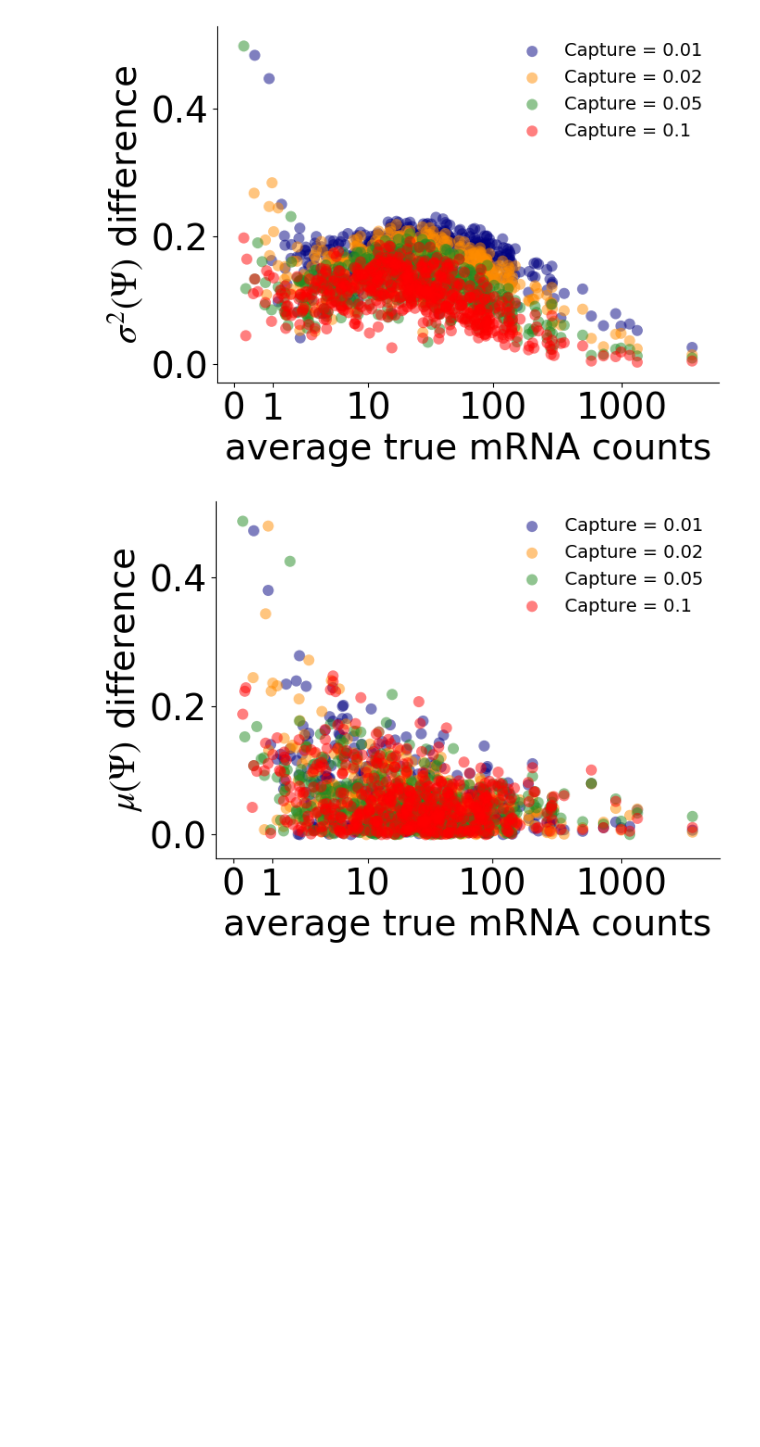
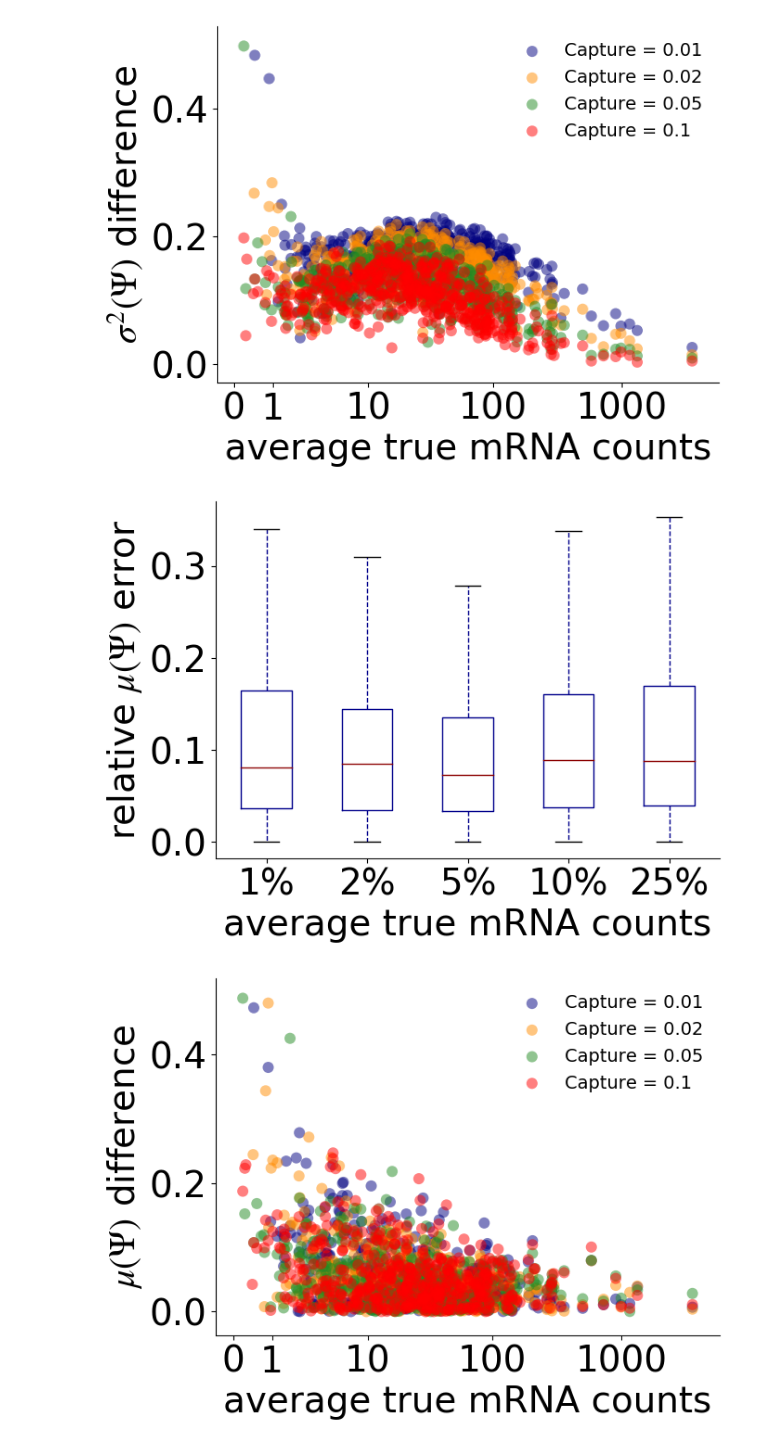
Before and after one commit to lareaulab/sc_binary_splicing, a Jupyter notebook: results/simulations/standard_bias/Simulations.ipynb, the cells around one changed output. Cells and saved outputs as stored; diff of their text form; code cells hidden in the pictures; blank space fills up the shorter version.

```diff
--- a/results/simulations/standard_bias/Simulations.ipynb
+++ b/results/simulations/standard_bias/Simulations.ipynb
@@ -425,6 +511,64 @@ plt.savefig('plots/beta_unif_unimodal_int_variance_diff.pdf', bbox_inches='tight
 plt.savefig('plots/beta_unif_unimodal_int_variance_diff.png', bbox_inches='tight', transparent=True)
 # %% [output]
 [figure]
+# %%
+fig = plt.figure(figsize=(7,5))
+
+ax  = plt.subplot(1,1,1)
+
+
+obs_mean_01 = uni_01_psi_int.mean(axis=1)
+true_mean_01 = uni_true_psi.loc[uni_01_psi_int.index].mean(axis=1)
+scaled_mean_01 = np.abs(obs_mean_01 - true_mean_01)/true_mean_01
+
+obs_mean_02 = uni_02_psi_int.mean(axis=1)
+true_mean_02 = uni_true_psi.loc[uni_02_psi_int.index].mean(axis=1)
+scaled_mean_02 = np.abs(obs_mean_02 - true_mean_02)/true_mean_02
+
+obs_mean_05 = uni_05_psi_int.mean(axis=1)
+true_mean_05 = uni_true_psi.loc[uni_05_psi_int.index].mean(axis=1)
+scaled_mean_05 = np.abs(obs_mean_05 - true_mean_05)/true_mean_05
+
+obs_mean_1 = uni_1_psi_int.mean(axis=1)
+true_mean_1 = uni_true_psi.loc[uni_1_psi_int.index].mean(axis=1)
+scaled_mean_1 = np.abs(obs_mean_1 - true_mean_1)/true_mean_1
+
+obs_mean_2 = uni_2_psi_int.mean(axis=1)
+true_mean_2 = uni_true_psi.loc[uni_2_psi_int.index].mean(axis=1)
+scaled_mean_2 = np.abs(obs_mean_2 - true_mean_2)/true_mean_2
+
+bp = plt.boxplot([scaled_mean_01, scaled_mean_02, scaled_mean_05, scaled_mean_1, scaled_mean_2], showfliers=False)
+
+plt.setp(bp['boxes'], color='darkblue', linewidth=1)
+plt.setp(bp['whiskers'], color='darkblue', linewidth=1, linestyle='--')
+plt.setp(bp['caps'], color='black', linewidth=1)
+plt.setp(bp['medians'], color='darkred', linewidth=1)
+
+
+# plt.legend(frameon=False,  prop={'size': 14})
+
+ax.tick_params(labelsize=28)
+ax.spines["right"].set_visible(False)
+ax.spines["top"].set_visible(False)
+# ax.spines['left'].set_linewidth(2)
+# ax.spines['bottom'].set_linewidth(2)
+
+# ax.xaxis.set_tick_params(width=2)
+# ax.yaxis.set_tick_params(width=2)
+
+plt.xlabel('average true mRNA counts', fontsize=28)
+plt.ylabel('relative $\mu(\Psi)$ error', fontsize=28)
+
+xlocs = [1, 2, 3, 4, 5]
+xtags = ['1%', '2%', '5%', '10%', '25%']
+plt.xticks(xlocs, xtags)
+
+
+plt.savefig('plots/unimodal_absolute_mean_error.svg', bbox_inches='tight', transparent=True)
+plt.savefig('plots/unimodal_absolute_mean_error.pdf', bbox_inches='tight', transparent=True)
+plt.savefig('plots/unimodal_absolute_mean_error.png', bbox_inches='tight', transparent=True)
+# %% [output]
+[figure, added]
 # %%
 fig = plt.figure(figsize=(7,5))
 
```
Also changed, not shown: parts of 2 cells of this notebook, 17 other files.
